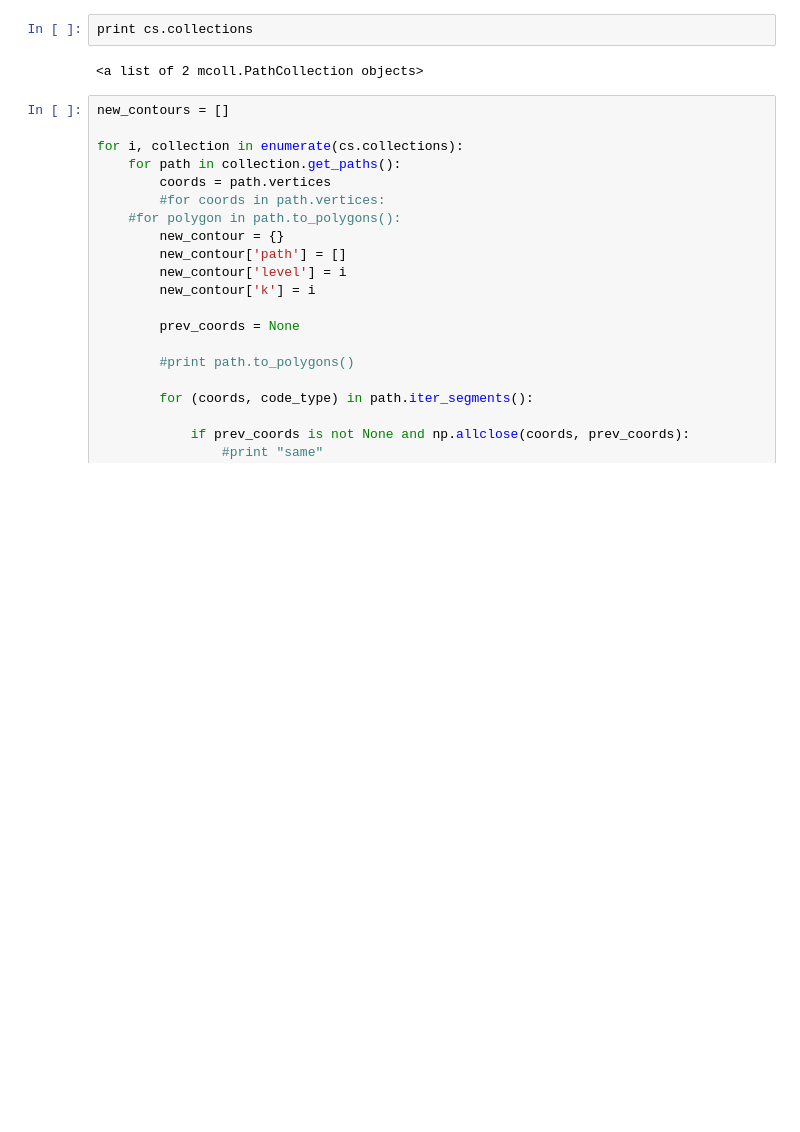
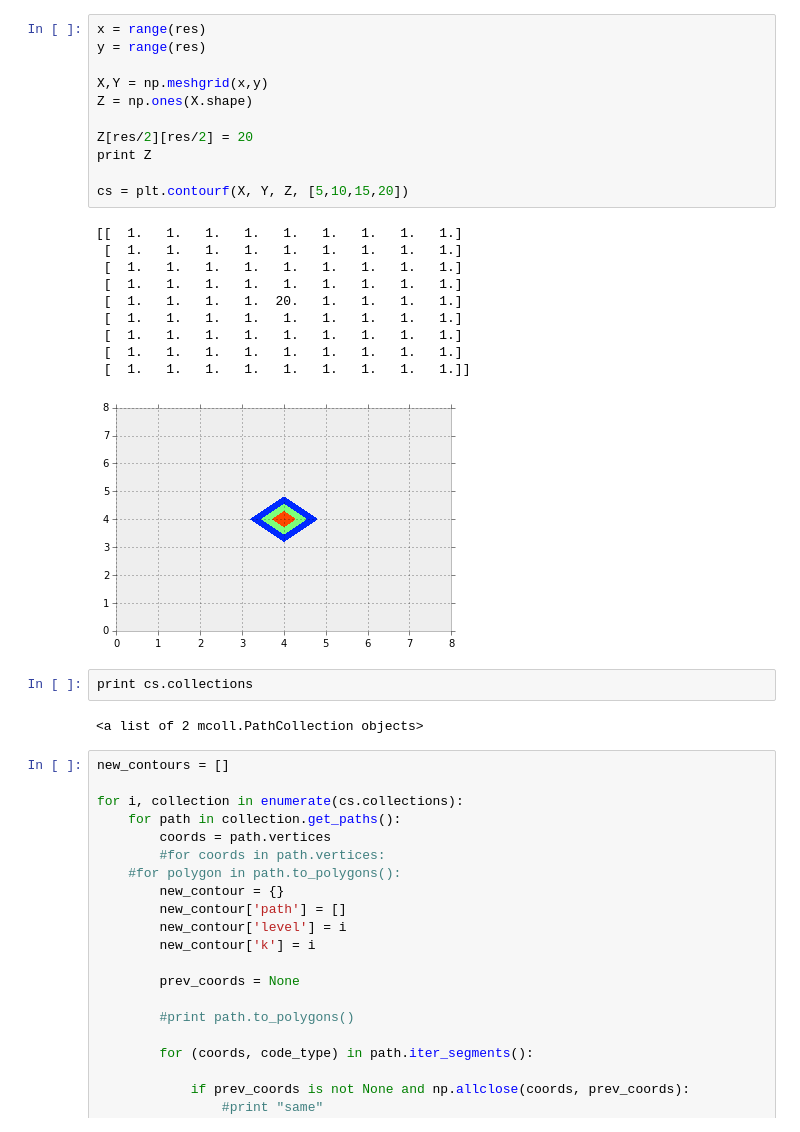
Before and after one commit to pkerpedjiev/train-travel-times-europe, a Jupyter notebook: python_contours/contours_circle.ipynb, the cells around one changed output. Cells and saved outputs as stored; diff of their text form; blank space fills up the shorter version.

Commit message:
New contour data

```diff
--- a/python_contours/contours_circle.ipynb
+++ b/python_contours/contours_circle.ipynb
@@ -64,3 +64,25 @@ plt.title('Simplest default with labels')
+# %%
+x = range(res)
+y = range(res)
+
+X,Y = np.meshgrid(x,y)
+Z = np.ones(X.shape)
+
+Z[res/2][res/2] = 20
+print Z
+
+cs = plt.contourf(X, Y, Z, [5,10,15,20])
+# %% [output]
+[[  1.   1.   1.   1.   1.   1.   1.   1.   1.]
+ [  1.   1.   1.   1.   1.   1.   1.   1.   1.]
+ [  1.   1.   1.   1.   1.   1.   1.   1.   1.]
+ [  1.   1.   1.   1.   1.   1.   1.   1.   1.]
+ [  1.   1.   1.   1.  20.   1.   1.   1.   1.]
+ [  1.   1.   1.   1.   1.   1.   1.   1.   1.]
+ [  1.   1.   1.   1.   1.   1.   1.   1.   1.]
+ [  1.   1.   1.   1.   1.   1.   1.   1.   1.]
+ [  1.   1.   1.   1.   1.   1.   1.   1.   1.]]
+[figure, added]
 # %%
 print cs.collections
 # %% [output]
```
Also changed, not shown: parts of 2 cells of this notebook, 4 other files.
